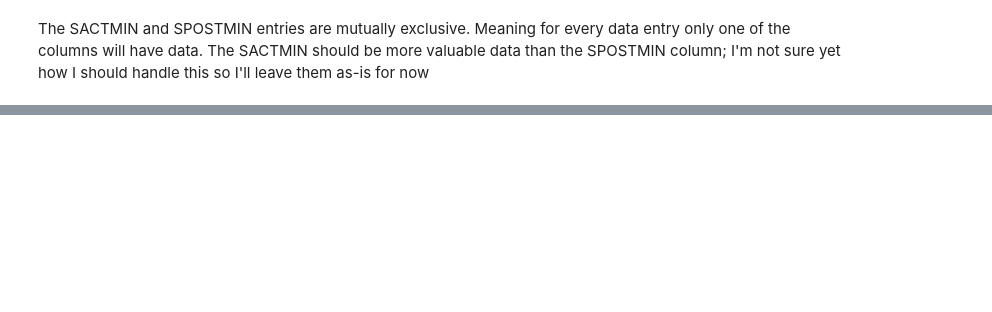
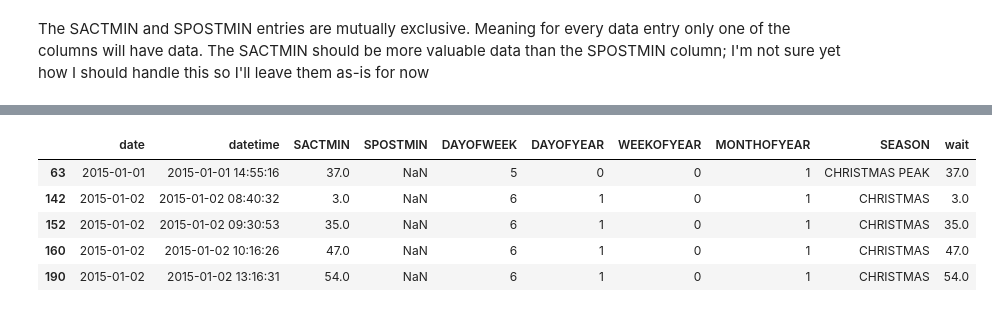
Before and after one commit to vanderbilt-ml/50-nelson-mlproj-waittime, a Jupyter notebook: wait_time_prediction.ipynb, the cells around one changed output, grey strips where cells are left out. Saved outputs shown, nothing was run; the diff lists cells and outputs as text; code cells hidden in the pictures; blank space fills up the shorter version.

```diff
--- a/wait_time_prediction.ipynb
+++ b/wait_time_prediction.ipynb
@@ -88,0 +135,10 @@ The SACTMIN and SPOSTMIN entries are mutually exclusive. Meaning for every data
+# %%
+wait_time_data['wait'] = pd.to_numeric(wait_time_data[['SACTMIN', 'SPOSTMIN']].bfill(axis=1).iloc[:, 0])
+wait_time_data[wait_time_data["SACTMIN"].notna()].head()
+# %% [output]
+|  | date | datetime | SACTMIN | SPOSTMIN | DAYOFWEEK | DAYOFYEAR | WEEKOFYEAR | MONTHOFYEAR | SEASON | wait |
+| 63 | 2015-01-01 | 2015-01-01 14:55:16 | 37.0 | NaN | 5 | 0 | 0 | 1 | CHRISTMAS PEAK | 37.0 |
+| 142 | 2015-01-02 | 2015-01-02 08:40:32 | 3.0 | NaN | 6 | 1 | 0 | 1 | CHRISTMAS | 3.0 |
+| 152 | 2015-01-02 | 2015-01-02 09:30:53 | 35.0 | NaN | 6 | 1 | 0 | 1 | CHRISTMAS | 35.0 |
+| 160 | 2015-01-02 | 2015-01-02 10:16:26 | 47.0 | NaN | 6 | 1 | 0 | 1 | CHRISTMAS | 47.0 |
+| 190 | 2015-01-02 | 2015-01-02 13:16:31 | 54.0 | NaN | 6 | 1 | 0 | 1 | CHRISTMAS | 54.0 |
```
Also changed, not shown: parts of 28 cells of this notebook.
